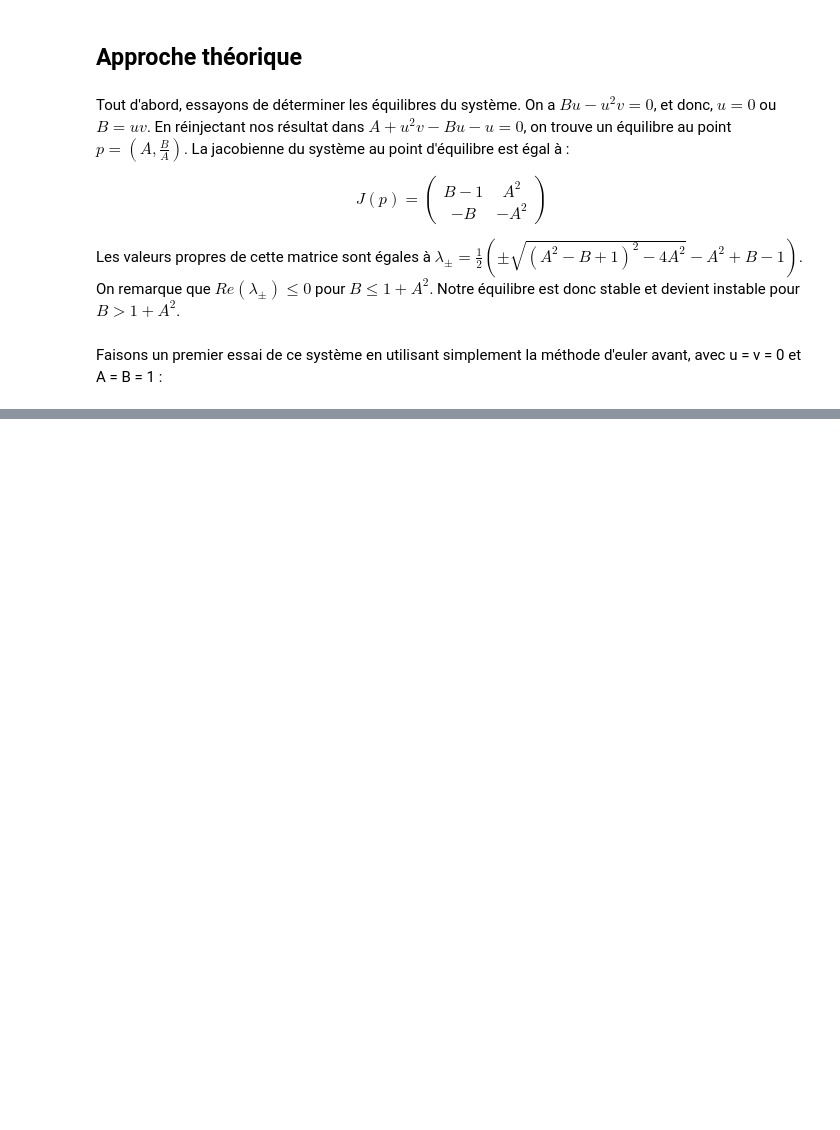
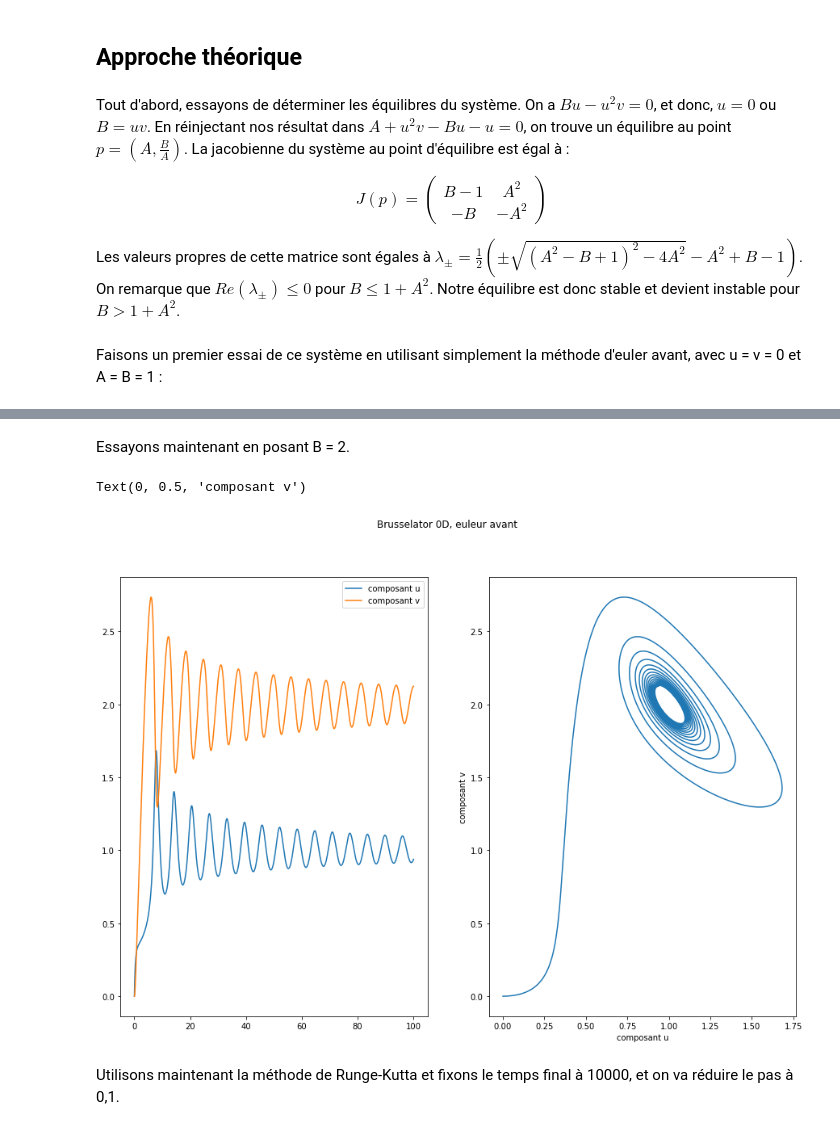
Before and after one commit to quent142/Projet-sim-num-Quentin-Jonathan, a Jupyter notebook: Notebook - Brusselator.ipynb, the cells around one changed output, grey strips where cells are left out. Saved outputs shown, nothing was run; the diff lists cells and outputs as text; code cells hidden in the pictures; blank space fills up the shorter version.

```diff
--- a/Notebook - Brusselator.ipynb
+++ b/Notebook - Brusselator.ipynb
@@ -57,0 +89,21 @@ plt.legend()
+# %% [markdown]
+Essayons maintenant en posant B = 2.
+# %%
+a,b,t = eul_av(1,2,0,0,100,0.01)
+
+fig1 = plt.figure(figsize = (15,10))
+fig1.suptitle('Brusselator 0D, euleur avant')
+ax1 = fig1.add_subplot(121)
+ax1.plot(t,a,label = 'composant u')
+ax1.plot(t,b,label = 'composant v')
+plt.legend()
+
+ax2 = fig1.add_subplot(122)
+ax2.plot(a,b)
+plt.xlabel('composant u')
+plt.ylabel('composant v')
+# %% [output]
+Text(0, 0.5, 'composant v')
+[figure, added]
+# %% [markdown]
+Utilisons maintenant la méthode de Runge-Kutta et fixons le temps final à 10000, et on va réduire le pas à 0,1.
```
Also changed, not shown: parts of 9 cells of this notebook.
